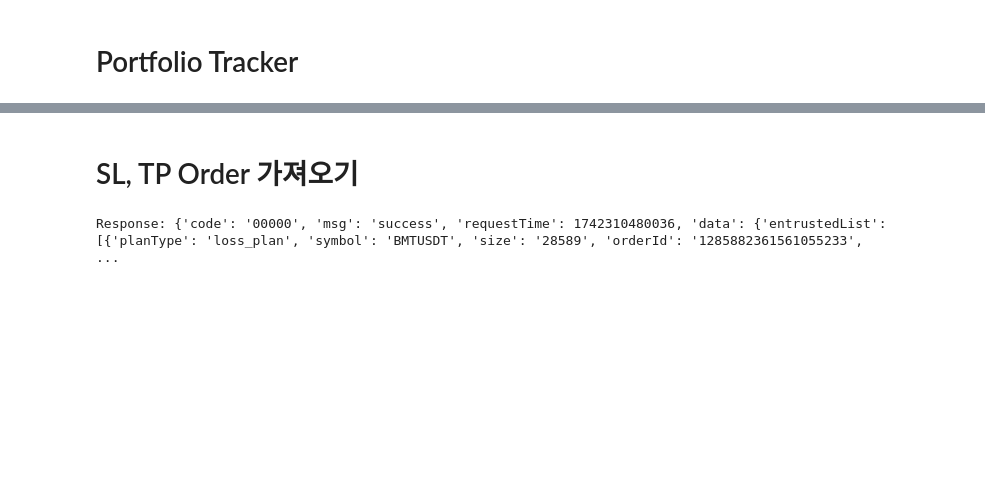
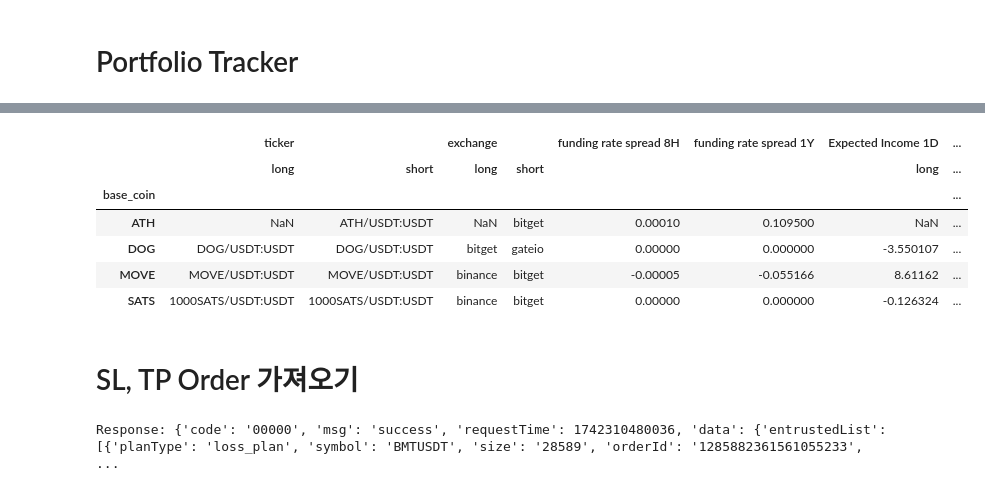
Before and after one commit to bokyoung96/Alphawave, a Jupyter notebook: ccxt_arb_SK_V4.ipynb, the cells around one changed output, grey strips where cells are left out. Saved outputs shown, nothing was run; the diff lists cells and outputs as text; code cells hidden in the pictures; blank space fills up the shorter version.

```diff
--- a/ccxt_arb_SK_V4.ipynb
+++ b/ccxt_arb_SK_V4.ipynb
@@ -1148,4 +1235,14 @@ position_handled_df_unstack
 4 rows × 35 columns
+# %%
+allprint(position_handled_df_unstack)
+# %% [output]
+|  | ticker |  | exchange |  | funding rate spread 8H | funding rate spread 1Y | Expected Income 1D | ... |
+|  | long | short | long | short |  |  | long | ... |
+| base_coin |  |  |  |  |  |  |  | ... |
+| ATH | NaN | ATH/USDT:USDT | NaN | bitget | 0.00010 | 0.109500 | NaN | ... |
+| DOG | DOG/USDT:USDT | DOG/USDT:USDT | bitget | gateio | 0.00000 | 0.000000 | -3.550107 | ... |
+| MOVE | MOVE/USDT:USDT | MOVE/USDT:USDT | binance | bitget | -0.00005 | -0.055166 | 8.61162 | ... |
+| SATS | 1000SATS/USDT:USDT | 1000SATS/USDT:USDT | binance | bitget | 0.00000 | 0.000000 | -0.126324 | ... |
 # %% [markdown]
 # SL, TP Order 가져오기
 # %%
```
Also changed, not shown: parts of 8 cells of this notebook.
